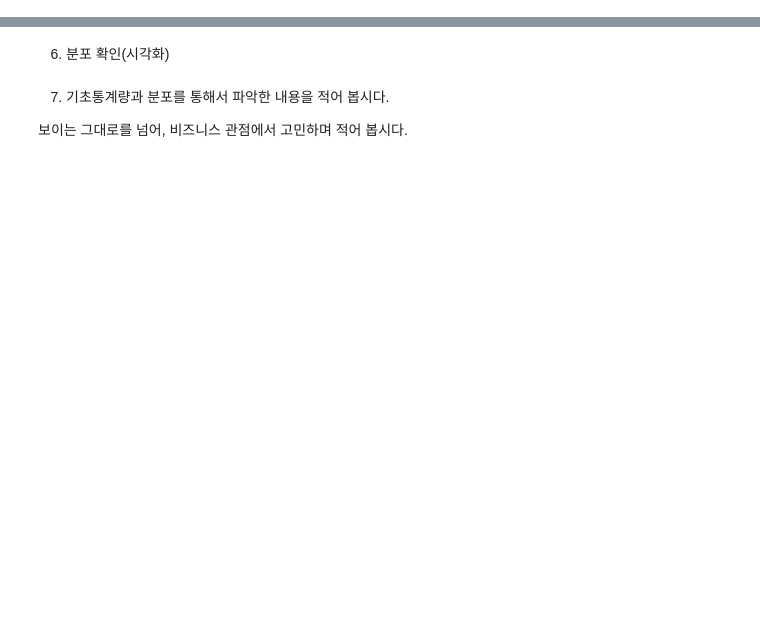
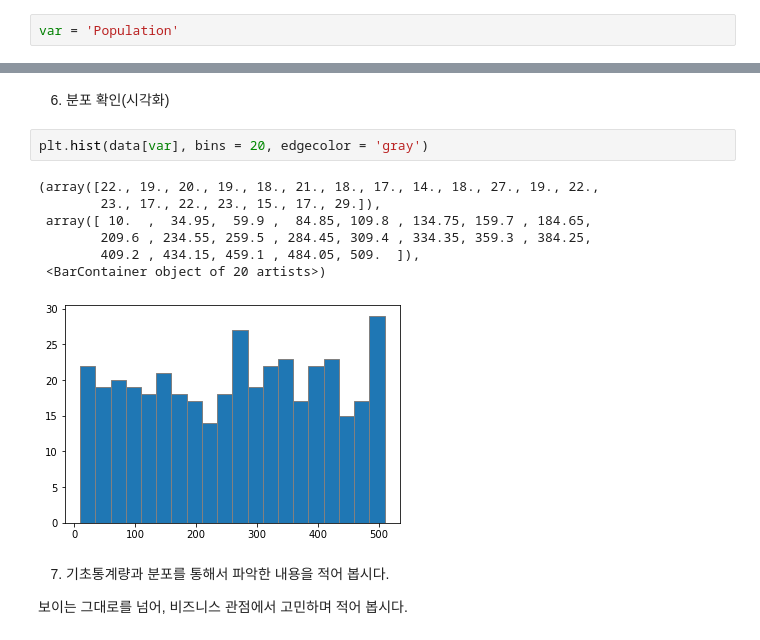
Before and after one commit to baekmani/CarSeat-Data-Analysis, a Jupyter notebook: 데이터 분석 - CarSeat 판매량 저하.ipynb, the cells around one changed output, grey strips where cells are left out. Cells and saved outputs as stored; diff of their text form; blank space fills up the shorter version.

```diff
--- a/데이터 분석 - CarSeat 판매량 저하.ipynb
+++ b/데이터 분석 - CarSeat 판매량 저하.ipynb
@@ -291,4 +333,6 @@ var = 'Advertising'
 # %% [markdown]
 ### ⑤ Population
+# %%
+var = 'Population'
 # %% [markdown]
 1) 변수의 비즈니스 의미
@@ -303,5 +371,15 @@ var = 'Advertising'
 # %% [markdown]
 6) 분포 확인(시각화)
+# %%
+plt.hist(data[var], bins = 20, edgecolor = 'gray')
+# %% [output]
+(array([22., 19., 20., 19., 18., 21., 18., 17., 14., 18., 27., 19., 22.,
+        23., 17., 22., 23., 15., 17., 29.]),
+ array([ 10.  ,  34.95,  59.9 ,  84.85, 109.8 , 134.75, 159.7 , 184.65,
+        209.6 , 234.55, 259.5 , 284.45, 309.4 , 334.35, 359.3 , 384.25,
+        409.2 , 434.15, 459.1 , 484.05, 509.  ]),
+ <BarContainer object of 20 artists>)
+[figure, added]
 # %% [markdown]
 7) 기초통계량과 분포를 통해서 파악한 내용을 적어 봅시다.
 
```
Also changed, not shown: parts of 24 cells of this notebook.
